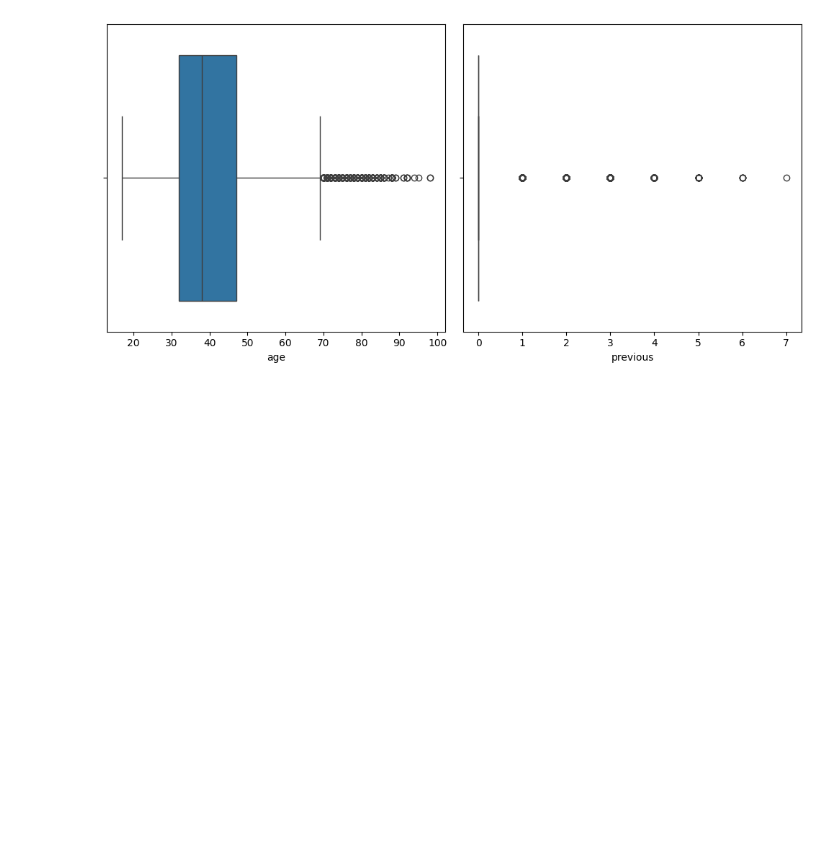
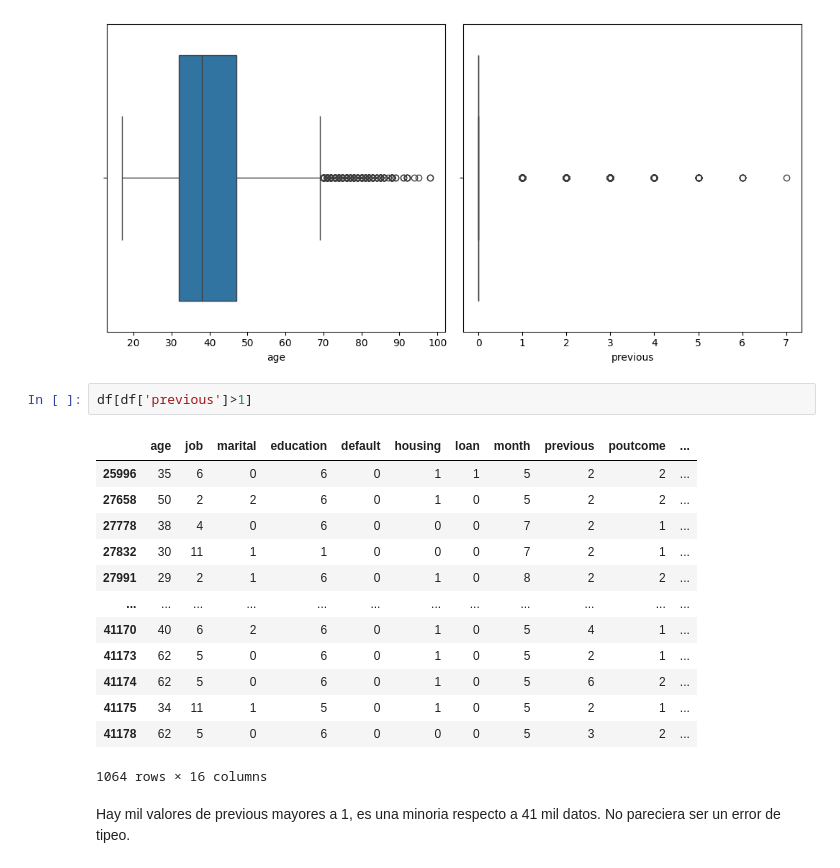
Before and after one commit to 4GeeksAcademy/Regresion_Lineal_Daniel_Delgado, a Jupyter notebook: src/explore.ipynb, the cells around one changed output. Cells and saved outputs as stored; diff of their text form; blank space fills up the shorter version.

```diff
--- a/src/explore.ipynb
+++ b/src/explore.ipynb
@@ -223,3 +223,21 @@ plt.tight_layout()
 plt.show()
 # %% [output]
 [figure]
+# %%
+df[df['previous']>1]
+# %% [output]
+|  | age | job | marital | education | default | housing | loan | month | previous | poutcome | ... |
+| 25996 | 35 | 6 | 0 | 6 | 0 | 1 | 1 | 5 | 2 | 2 | ... |
+| 27658 | 50 | 2 | 2 | 6 | 0 | 1 | 0 | 5 | 2 | 2 | ... |
+| 27778 | 38 | 4 | 0 | 6 | 0 | 0 | 0 | 7 | 2 | 1 | ... |
+| 27832 | 30 | 11 | 1 | 1 | 0 | 0 | 0 | 7 | 2 | 1 | ... |
+| 27991 | 29 | 2 | 1 | 6 | 0 | 1 | 0 | 8 | 2 | 2 | ... |
+| ... | ... | ... | ... | ... | ... | ... | ... | ... | ... | ... | ... |
+| 41170 | 40 | 6 | 2 | 6 | 0 | 1 | 0 | 5 | 4 | 1 | ... |
+| 41173 | 62 | 5 | 0 | 6 | 0 | 1 | 0 | 5 | 2 | 1 | ... |
+| 41174 | 62 | 5 | 0 | 6 | 0 | 1 | 0 | 5 | 6 | 2 | ... |
+| 41175 | 34 | 11 | 1 | 5 | 0 | 1 | 0 | 5 | 2 | 1 | ... |
+| 41178 | 62 | 5 | 0 | 6 | 0 | 0 | 0 | 5 | 3 | 2 | ... |
+1064 rows × 16 columns
+# %% [markdown]
+Hay mil valores de previous mayores a 1, es una minoria respecto a 41 mil datos. No pareciera ser un error de tipeo.
```
Also changed, not shown: parts of 16 cells of this notebook.
